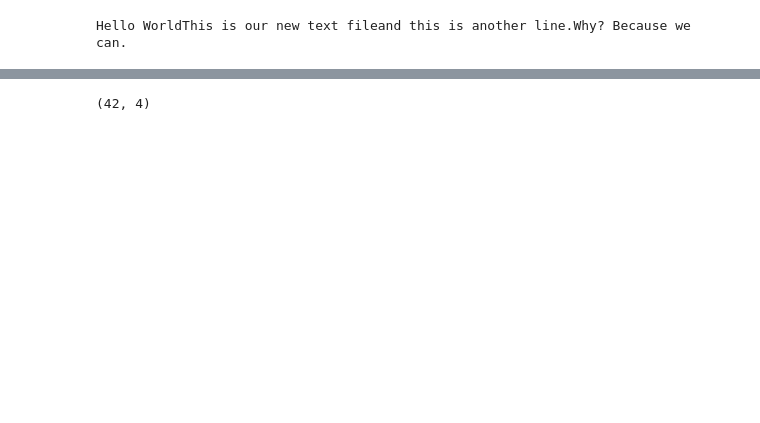
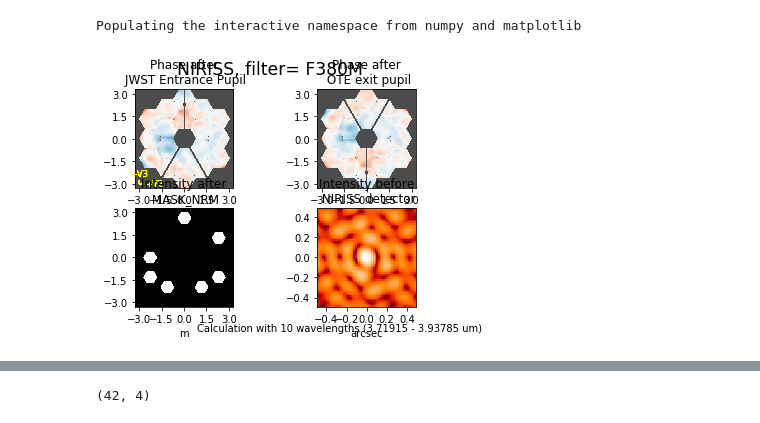
Before and after one commit to kevinlplam/jwst, a Jupyter notebook: Untitled.ipynb, the cells around one changed output, grey strips where cells are left out. Saved outputs shown, nothing was run; the diff lists cells and outputs as text; code cells hidden in the pictures; blank space fills up the shorter version.

```diff
--- a/Untitled.ipynb
+++ b/Untitled.ipynb
@@ -5,11 +5,3 @@ import matplotlib.pyplot as plt
 
 import numpy as np
 from numpy import genfromtxt
-# %%
-#cat testfile.txt
-
-file = open('testfile.txt', 'r')
-for line in file:
-    print line,
-# %% [output]
-Hello WorldThis is our new text fileand this is another line.Why? Because we can.
@@ -19,0 +8,32 @@ Hello WorldThis is our new text fileand this is another line.Why? Because we can
+# %%
+import webbpsf
+import numpy as np
+import os
+%pylab inline
+# Monochromatic PSF of aperture mask
+ni=webbpsf.NIRISS()
+ni.filter='F380M' #'F430M'
+ni.pupil_mask='MASK_NRM'
+# %% [output]
+Populating the interactive namespace from numpy and matplotlib
+# %%
+import pysynphot as S
+import matplotlib.pyplot as plt
+bp = S.Box(50000, 50000)
+src = webbpsf.specFromSpectralType('G0V', catalog='phoenix')
+src_ext=src*S.Extinction(30,'mwdense')
+src_ext_n=src_ext.renorm(10,'ABMag',bp)
+flatsp = S.FlatSpectrum(18, fluxunits='abmag')
+flatsp_ext=src*S.Extinction(30,'mwdense')
+flatsp_ext_n=flatsp_ext.renorm(10,'ABMag',bp)
+# %%
+#ni.options['source_offset_r'] = 0.3 # offset in arcseconds
+#ni.options['source_offset_theta'] = 45. # degrees counterclockwise from instrumental +Y␣→in the science frame
+ni.options['jitter']='gaussian'
+ni.options['jitter_sigma']=0.009    #in arcsec, default 0.007
+# %%
+result=ni.calc_psf(source=src_ext_n, fov_arcsec=1, oversample=4,display=True)
+resultn=ni.calc_psf(source=src_ext_n, fov_arcsec=1, oversample=4,display=True, normalize='exit_pupil')
+bh=ni.calc_psf(source=flatsp_ext_n, fov_arcsec=1, oversample=4,display=True)
+# %% [output]
+[figure, added]
```
Also changed, not shown: parts of 11 cells of this notebook, 1 other file.
